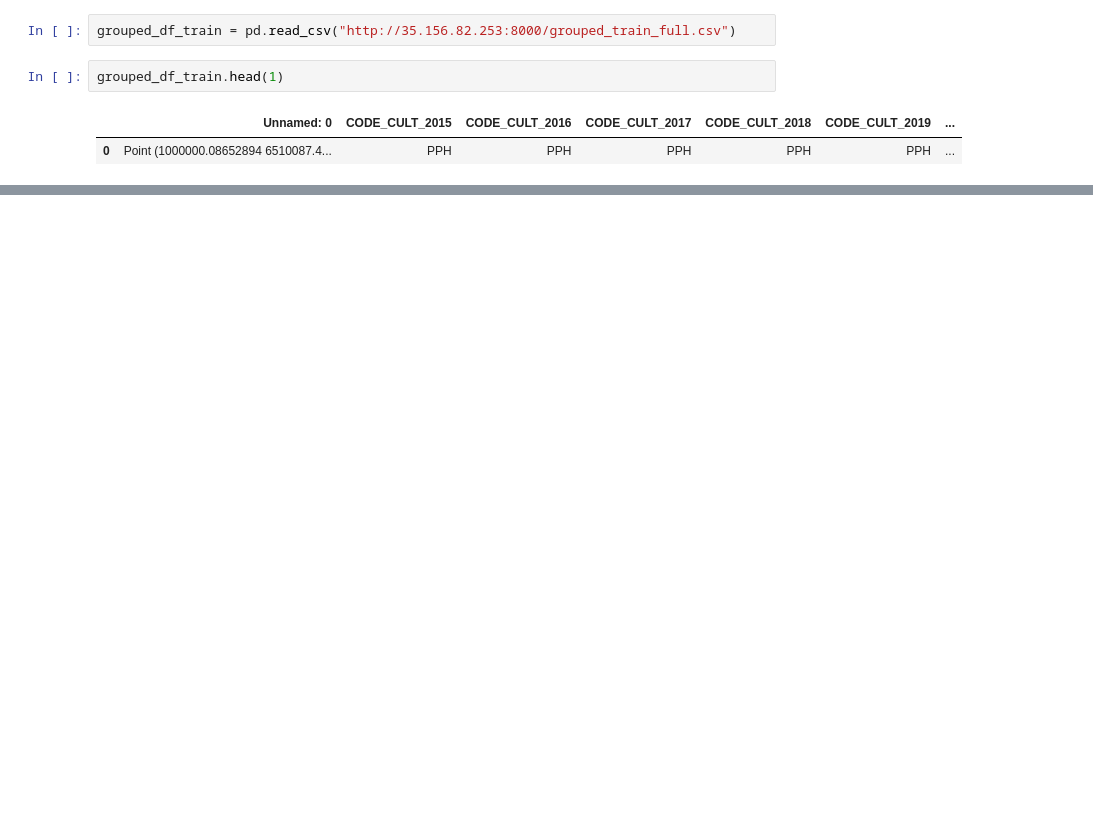
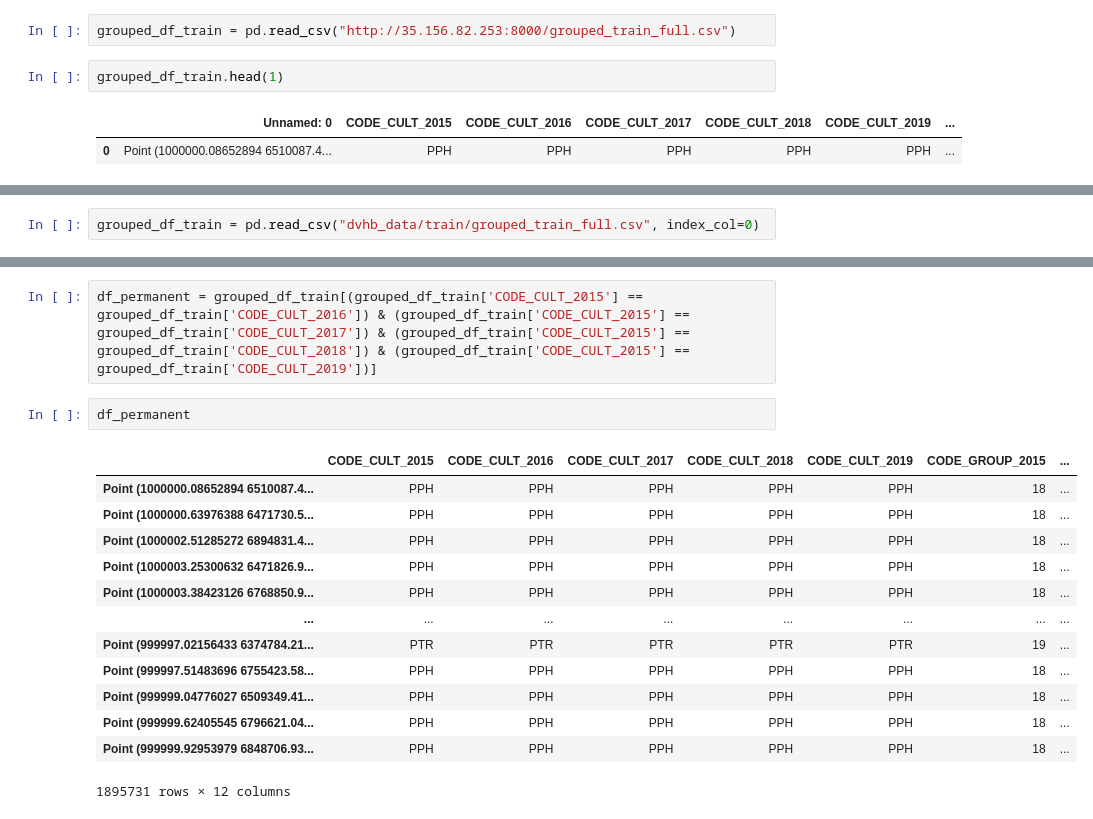
Before and after one commit to Kubik91/hac_9_03, a Jupyter notebook: DVHB.ipynb, the cells around one changed output, grey strips where cells are left out. Saved outputs shown, nothing was run; the diff lists cells and outputs as text; blank space fills up the shorter version.

```diff
--- a/DVHB.ipynb
+++ b/DVHB.ipynb
@@ -421,0 +446,2 @@ r_df.to_csv('predict.csv', index=False)
+# %%
+grouped_df_train = pd.read_csv("dvhb_data/train/grouped_train_full.csv", index_col=0)
@@ -421,0 +464,18 @@ r_df.to_csv('predict.csv', index=False)
+# %%
+df_permanent = grouped_df_train[(grouped_df_train['CODE_CULT_2015'] == grouped_df_train['CODE_CULT_2016']) & (grouped_df_train['CODE_CULT_2015'] == grouped_df_train['CODE_CULT_2017']) & (grouped_df_train['CODE_CULT_2015'] == grouped_df_train['CODE_CULT_2018']) & (grouped_df_train['CODE_CULT_2015'] == grouped_df_train['CODE_CULT_2019'])]
+# %%
+df_permanent
+# %% [output]
+|  | CODE_CULT_2015 | CODE_CULT_2016 | CODE_CULT_2017 | CODE_CULT_2018 | CODE_CULT_2019 | CODE_GROUP_2015 | ... |
+| Point (1000000.08652894 6510087.4... | PPH | PPH | PPH | PPH | PPH | 18 | ... |
+| Point (1000000.63976388 6471730.5... | PPH | PPH | PPH | PPH | PPH | 18 | ... |
+| Point (1000002.51285272 6894831.4... | PPH | PPH | PPH | PPH | PPH | 18 | ... |
+| Point (1000003.25300632 6471826.9... | PPH | PPH | PPH | PPH | PPH | 18 | ... |
+| Point (1000003.38423126 6768850.9... | PPH | PPH | PPH | PPH | PPH | 18 | ... |
+| ... | ... | ... | ... | ... | ... | ... | ... |
+| Point (999997.02156433 6374784.21... | PTR | PTR | PTR | PTR | PTR | 19 | ... |
+| Point (999997.51483696 6755423.58... | PPH | PPH | PPH | PPH | PPH | 18 | ... |
+| Point (999999.04776027 6509349.41... | PPH | PPH | PPH | PPH | PPH | 18 | ... |
+| Point (999999.62405545 6796621.04... | PPH | PPH | PPH | PPH | PPH | 18 | ... |
+| Point (999999.92953979 6848706.93... | PPH | PPH | PPH | PPH | PPH | 18 | ... |
+1895731 rows × 12 columns
```
Also changed, not shown: parts of 22 cells of this notebook.
